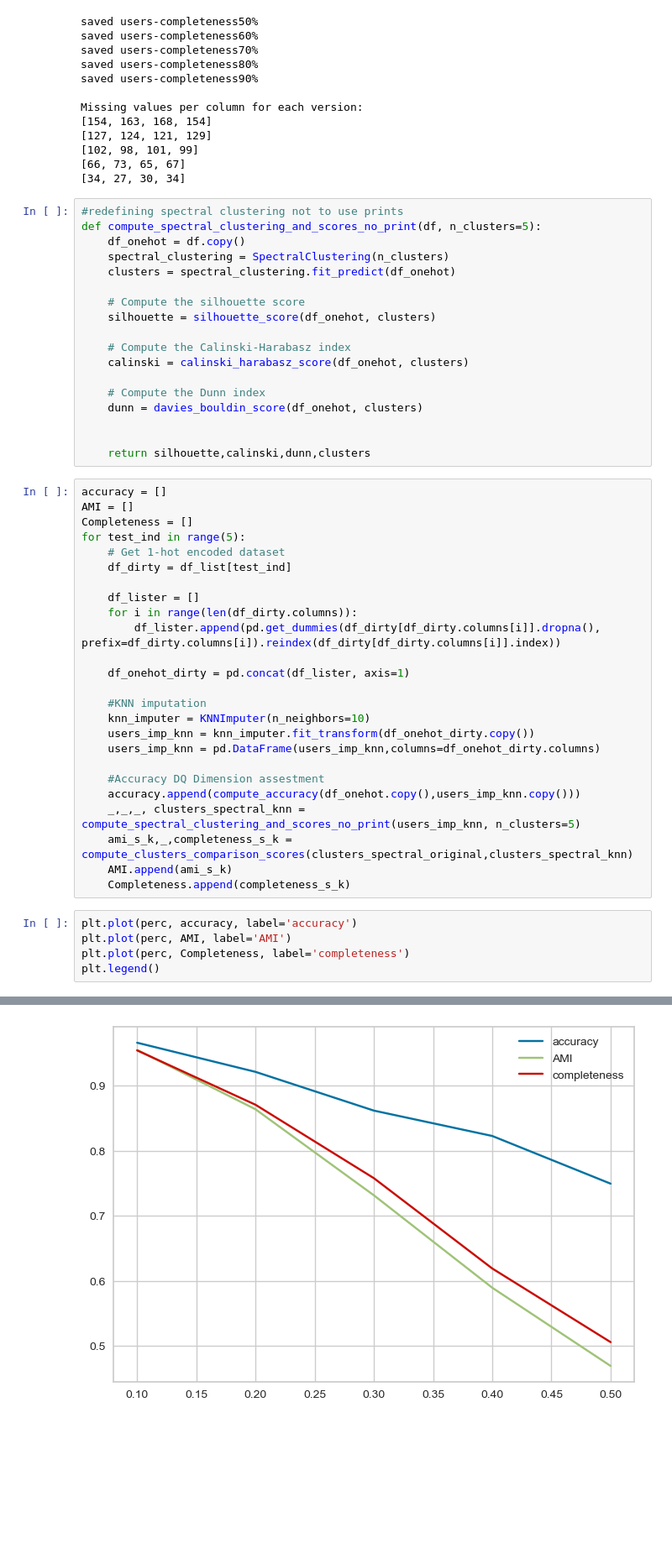
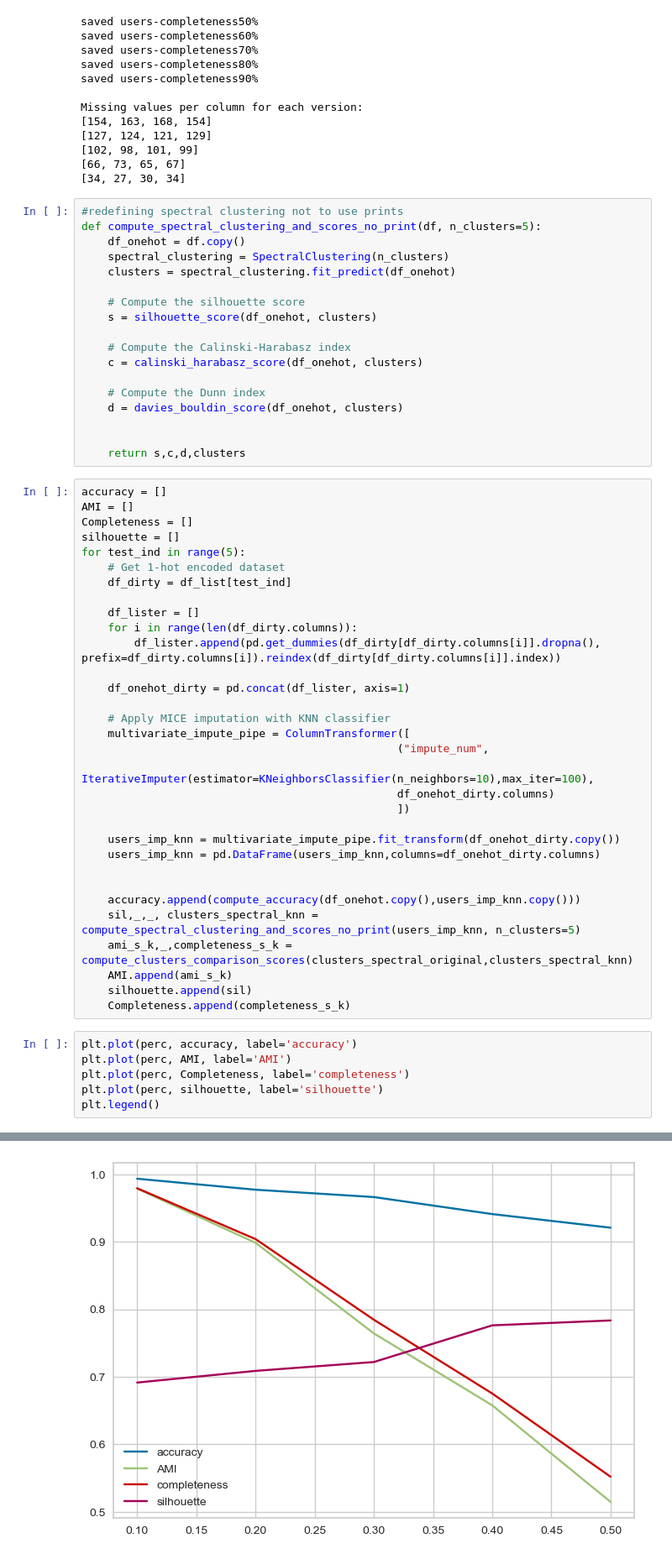
Before and after one commit to TommasoCapacci/DQ_Project_Clustering_2022, a Jupyter notebook: code/users.ipynb, the cells around one changed output, grey strips where cells are left out. Shown at 84% size. Drawn from its saved outputs; the diff is of its cells as text; blank space fills up the shorter version.

```diff
--- a/code/users.ipynb
+++ b/code/users.ipynb
@@ -569,20 +595,21 @@ def compute_spectral_clustering_and_scores_no_print(df, n_clusters=5):
     clusters = spectral_clustering.fit_predict(df_onehot)
 
     # Compute the silhouette score
-    silhouette = silhouette_score(df_onehot, clusters)
+    s = silhouette_score(df_onehot, clusters)
 
     # Compute the Calinski-Harabasz index
-    calinski = calinski_harabasz_score(df_onehot, clusters)
+    c = calinski_harabasz_score(df_onehot, clusters)
 
     # Compute the Dunn index
-    dunn = davies_bouldin_score(df_onehot, clusters)
+    d = davies_bouldin_score(df_onehot, clusters)
 
 
-    return silhouette,calinski,dunn,clusters
+    return s,c,d,clusters
 # %%
 accuracy = []
 AMI = []
 Completeness = []
+silhouette = []
 for test_ind in range(5):
     # Get 1-hot encoded dataset
     df_dirty = df_list[test_ind]
@@ -593,22 +620,29 @@ for test_ind in range(5):
 
     df_onehot_dirty = pd.concat(df_lister, axis=1)
 
-    #KNN imputation
-    knn_imputer = KNNImputer(n_neighbors=10)
-    users_imp_knn = knn_imputer.fit_transform(df_onehot_dirty.copy())
+    # Apply MICE imputation with KNN classifier
+    multivariate_impute_pipe = ColumnTransformer([
+                                                ("impute_num",
+                                                IterativeImputer(estimator=KNeighborsClassifier(n_neighbors=10),max_iter=100),
+                                                df_onehot_dirty.columns)
+                                                ])
+
+    users_imp_knn = multivariate_impute_pipe.fit_transform(df_onehot_dirty.copy())
     users_imp_knn = pd.DataFrame(users_imp_knn,columns=df_onehot_dirty.columns)
 
-    #Accuracy DQ Dimension assestment
+
     accuracy.append(compute_accuracy(df_onehot.copy(),users_imp_knn.copy()))
-    _,_,_, clusters_spectral_knn = compute_spectral_clustering_and_scores_no_print(users_imp_knn, n_clusters=5)
+    sil,_,_, clusters_spectral_knn = compute_spectral_clustering_and_scores_no_print(users_imp_knn, n_clusters=5)
     ami_s_k,_,completeness_s_k = compute_clusters_comparison_scores(clusters_spectral_original,clusters_spectral_knn)
     AMI.append(ami_s_k)
+    silhouette.append(sil)
     Completeness.append(completeness_s_k)
 # %%
 plt.plot(perc, accuracy, label='accuracy')
 plt.plot(perc, AMI, label='AMI')
 plt.plot(perc, Completeness, label='completeness')
+plt.plot(perc, silhouette, label='silhouette')
 plt.legend()
 # %% [output]
 <matplotlib.legend.Legend at 0x...>
-[figure, old version]
+[figure, new version]
```
Also changed, not shown: parts of 12 cells of this notebook.
